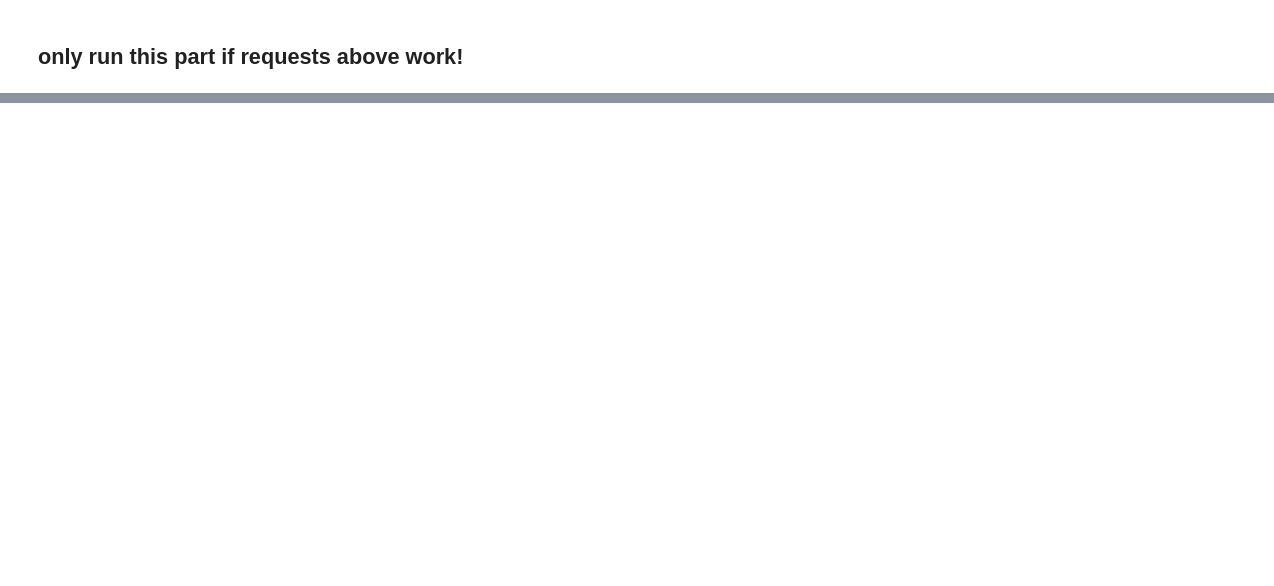
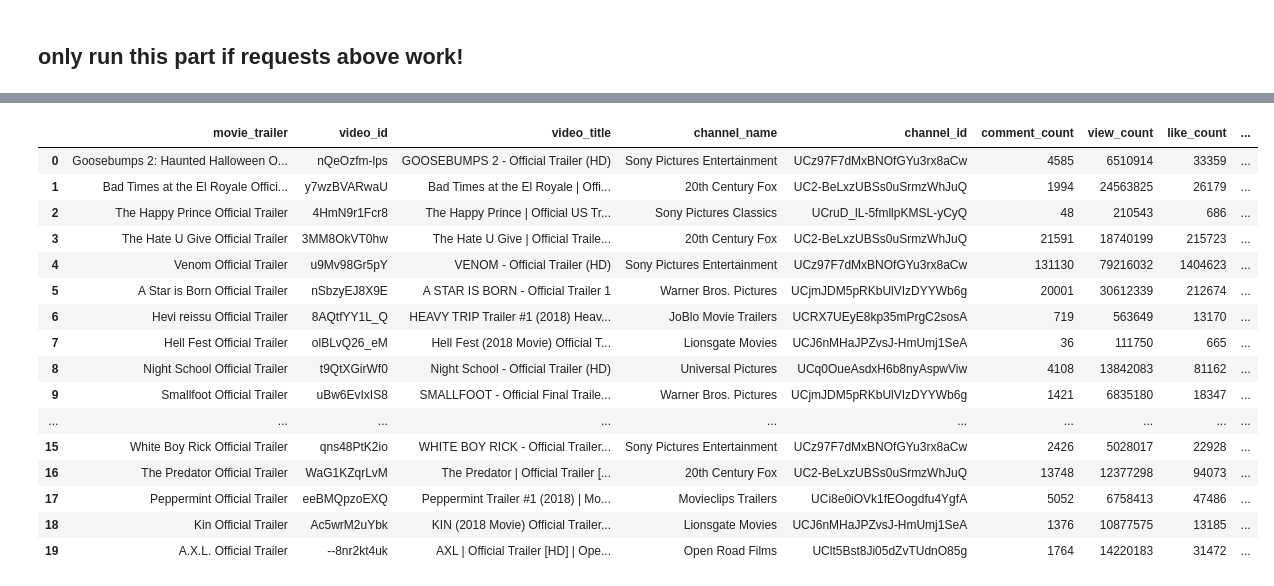
Before and after one commit to nsetnik0703/Netflix-Movie-Predictor, a Jupyter notebook: youtube_data.ipynb, the cells around one changed output, grey strips where cells are left out. Cells and saved outputs as stored; diff of their text form; code cells hidden in the pictures; blank space fills up the shorter version.

```diff
--- a/youtube_data.ipynb
+++ b/youtube_data.ipynb
@@ -160,0 +387,5 @@ df
+# %%
+# create dataframe from dictionary
+df3 = pd.DataFrame.from_dict(list(d3.items()))
+df3 = df3.rename(columns={0: "movie_trailer", 1: "video_id"})
+df3
@@ -160,0 +410,54 @@ df
+# %%
+df3["video_title"] = ""
+df3["channel_name"] = ""
+df3["channel_id"] = ""
+df3["comment_count"] = ""
+df3["view_count"] = ""
+df3["like_count"] = ""
+df3["date_published"] = ""
+
+# for loop to retrieve view count, comment count, like count for each video
+for index, row in df3.iterrows():
+    video = row["video_id"]
+    index = index
+
+    final_url = base_url + ("videos?part=snippet%2C+statistics&id={0}&key={1}").format(video, gkey)
+    final_results = requests.get(final_url).json()
+    vid_response = final_results["items"]
+
+    for i in vid_response:
+        t = i.get("snippet").get("title")
+        c = i.get("snippet").get("channelTitle")
+        d = i.get("snippet").get("channelId")
+        m = i.get("snippet").get("publishedAt")
+
+        comment_count = i.get("statistics").get("commentCount")
+        view_count = i.get("statistics").get("viewCount")
+        like_count = i.get("statistics").get("likeCount")
+
+        df3.loc[index, "video_title"] = t
+        df3.loc[index, "channel_name"] = c
+        df3.loc[index, "channel_id"] = d
+        df3.loc[index, "comment_count"] = comment_count
+        df3.loc[index, "view_count"] = view_count
+        df3.loc[index, "like_count"] = like_count
+        df3.loc[index, "date_published"] = m
+df3
+# %% [output]
+|  | movie_trailer | video_id | video_title | channel_name | channel_id | comment_count | view_count | like_count | ... |
+| 0 | Goosebumps 2: Haunted Halloween O... | nQeOzfm-lps | GOOSEBUMPS 2 - Official Trailer (HD) | Sony Pictures Entertainment | UCz97F7dMxBNOfGYu3rx8aCw | 4585 | 6510914 | 33359 | ... |
+| 1 | Bad Times at the El Royale Offici... | y7wzBVARwaU | Bad Times at the El Royale | Offi... | 20th Century Fox | UC2-BeLxzUBSs0uSrmzWhJuQ | 1994 | 24563825 | 26179 | ... |
+| 2 | The Happy Prince Official Trailer | 4HmN9r1Fcr8 | The Happy Prince | Official US Tr... | Sony Pictures Classics | UCruD_lL-5fmllpKMSL-yCyQ | 48 | 210543 | 686 | ... |
+| 3 | The Hate U Give Official Trailer | 3MM8OkVT0hw | The Hate U Give | Official Traile... | 20th Century Fox | UC2-BeLxzUBSs0uSrmzWhJuQ | 21591 | 18740199 | 215723 | ... |
+| 4 | Venom Official Trailer | u9Mv98Gr5pY | VENOM - Official Trailer (HD) | Sony Pictures Entertainment | UCz97F7dMxBNOfGYu3rx8aCw | 131130 | 79216032 | 1404623 | ... |
+| 5 | A Star is Born Official Trailer | nSbzyEJ8X9E | A STAR IS BORN - Official Trailer 1 | Warner Bros. Pictures | UCjmJDM5pRKbUlVIzDYYWb6g | 20001 | 30612339 | 212674 | ... |
+| 6 | Hevi reissu Official Trailer | 8AQtfYY1L_Q | HEAVY TRIP Trailer #1 (2018) Heav... | JoBlo Movie Trailers | UCRX7UEyE8kp35mPrgC2sosA | 719 | 563649 | 13170 | ... |
+| 7 | Hell Fest Official Trailer | olBLvQ26_eM | Hell Fest (2018 Movie) Official T... | Lionsgate Movies | UCJ6nMHaJPZvsJ-HmUmj1SeA | 36 | 111750 | 665 | ... |
+| 8 | Night School Official Trailer | t9QtXGirWf0 | Night School - Official Trailer (HD) | Universal Pictures | UCq0OueAsdxH6b8nyAspwViw | 4108 | 13842083 | 81162 | ... |
+| 9 | Smallfoot Official Trailer | uBw6EvIxIS8 | SMALLFOOT - Official Final Traile... | Warner Bros. Pictures | UCjmJDM5pRKbUlVIzDYYWb6g | 1421 | 6835180 | 18347 | ... |
+| ... | ... | ... | ... | ... | ... | ... | ... | ... | ... |
+| 15 | White Boy Rick Official Trailer | qns48PtK2io | WHITE BOY RICK - Official Trailer... | Sony Pictures Entertainment | UCz97F7dMxBNOfGYu3rx8aCw | 2426 | 5028017 | 22928 | ... |
+| 16 | The Predator Official Trailer | WaG1KZqrLvM | The Predator | Official Trailer [... | 20th Century Fox | UC2-BeLxzUBSs0uSrmzWhJuQ | 13748 | 12377298 | 94073 | ... |
+| 17 | Peppermint Official Trailer | eeBMQpzoEXQ | Peppermint Trailer #1 (2018) | Mo... | Movieclips Trailers | UCi8e0iOVk1fEOogdfu4YgfA | 5052 | 6758413 | 47486 | ... |
+| 18 | Kin Official Trailer | Ac5wrM2uYbk | KIN (2018 Movie) Official Trailer... | Lionsgate Movies | UCJ6nMHaJPZvsJ-HmUmj1SeA | 1376 | 10877575 | 13185 | ... |
+| 19 | A.X.L. Official Trailer | --8nr2kt4uk | AXL | Official Trailer [HD] | Ope... | Open Road Films | UClt5Bst8Ji05dZvTUdnO85g | 1764 | 14220183 | 31472 | ... |
```
Also changed, not shown: parts of 27 cells of this notebook, 1 other file.
